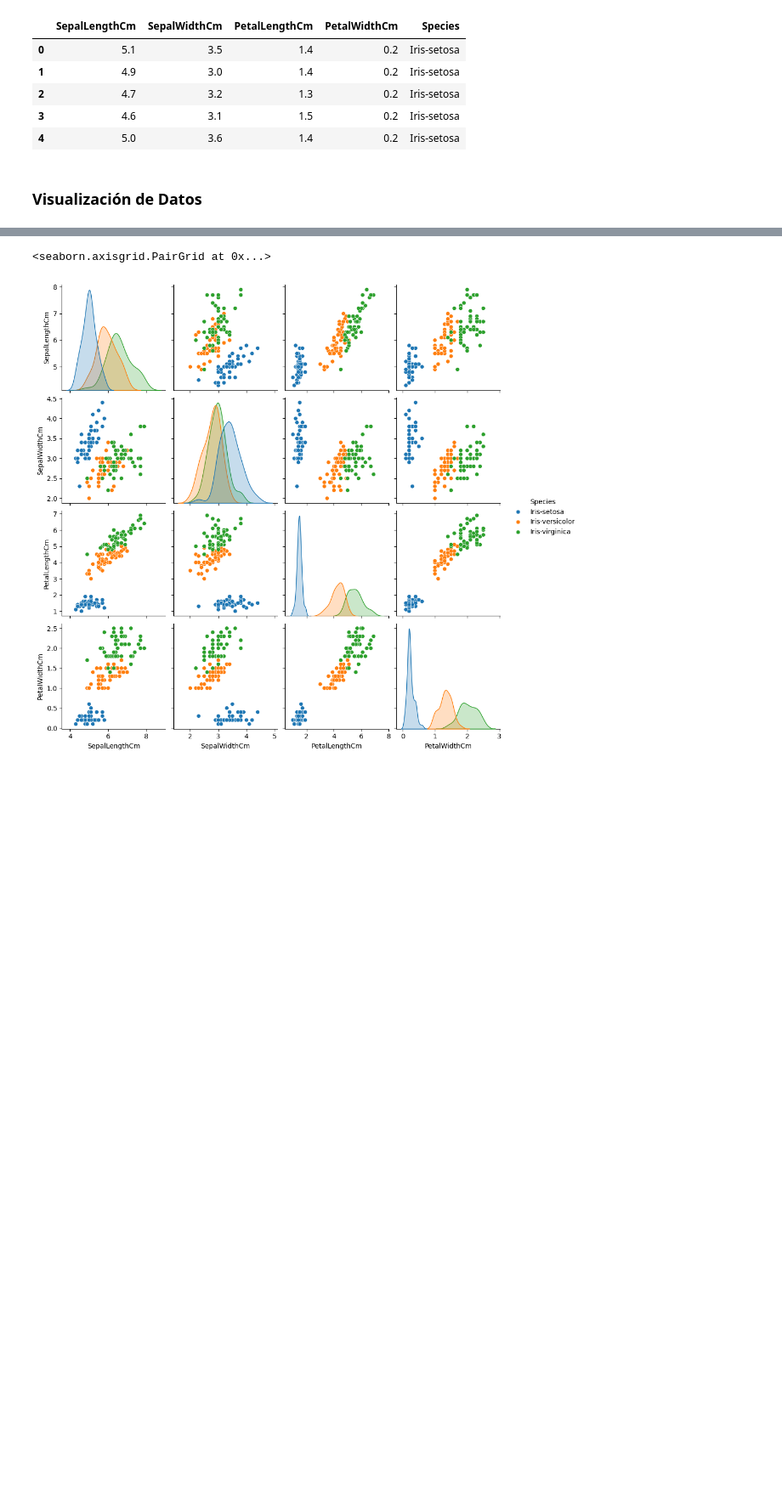
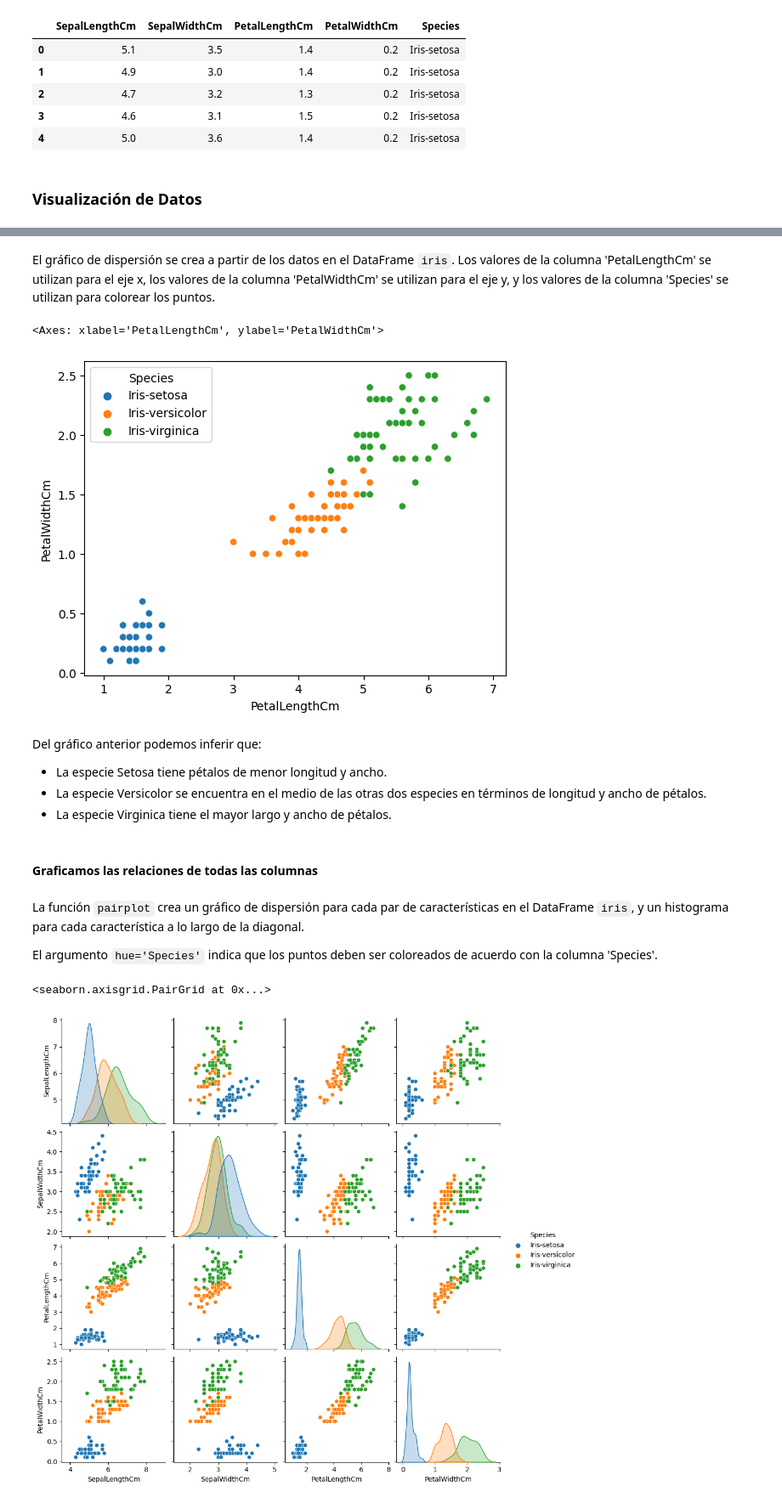
Before and after one commit to eugeniomorocho/Notebooks_DataMining, a Jupyter notebook: Tema 3 - Modelado y Evaluacion en Data Mining/Lectura 3.1 - Clasificación de IRIS con kNN.ipynb, the cells around one changed output, grey strips where cells are left out. Shown at 85% size. Drawn from its saved outputs; the diff is of its cells as text; code cells hidden in the pictures; blank space fills up the shorter version.

```diff
--- a/Tema 3 - Modelado y Evaluacion en Data Mining/Lectura 3.1 - Clasificación de IRIS con kNN.ipynb
+++ b/Tema 3 - Modelado y Evaluacion en Data Mining/Lectura 3.1 - Clasificación de IRIS con kNN.ipynb
@@ -199,3 +143,22 @@ Let’s plot all the column’s relationships using a pairplot. It can be used f
+# %% [markdown]
+El gráfico de dispersión se crea a partir de los datos en el DataFrame `iris`. Los valores de la columna 'PetalLengthCm' se utilizan para el eje x, los valores de la columna 'PetalWidthCm' se utilizan para el eje y, y los valores de la columna 'Species' se utilizan para colorear los puntos.
+# %%
+sns.scatterplot(x='PetalLengthCm', y='PetalWidthCm', hue='Species', data=iris)
+# %% [output]
+<Axes: xlabel='PetalLengthCm', ylabel='PetalWidthCm'>
+[figure, added]
+# %% [markdown]
+Del gráfico anterior podemos inferir que:
+
+* La especie Setosa tiene pétalos de menor longitud y ancho.
+* La especie Versicolor se encuentra en el medio de las otras dos especies en términos de longitud y ancho de pétalos.
+* La especie Virginica tiene el mayor largo y ancho de pétalos.
+# %% [markdown]
+#### Graficamos las relaciones de todas las columnas
+# %% [markdown]
+La función `pairplot` crea un gráfico de dispersión para cada par de características en el DataFrame `iris`, y un histograma para cada característica a lo largo de la diagonal.
+
+El argumento `hue='Species'` indica que los puntos deben ser coloreados de acuerdo con la columna 'Species'.
 # %%
 # Visualizamos la relación entre las características
 sns.pairplot(iris, hue='Species')
```
Also changed, not shown: parts of 48 cells of this notebook, 1 other file.
